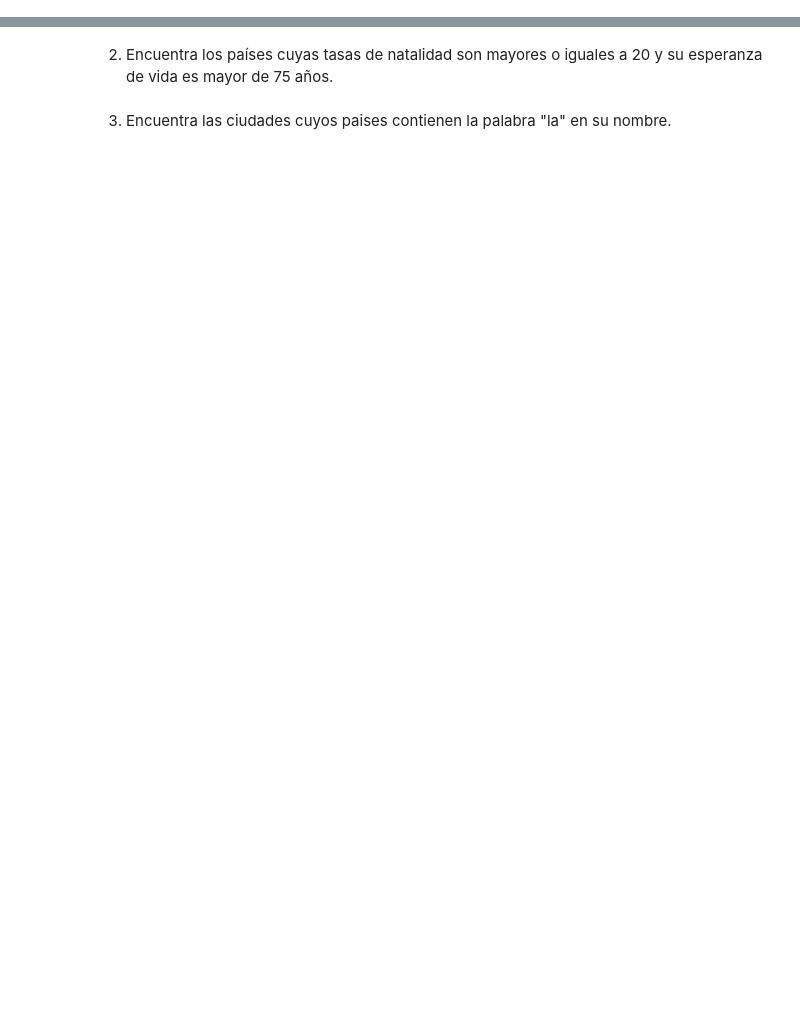
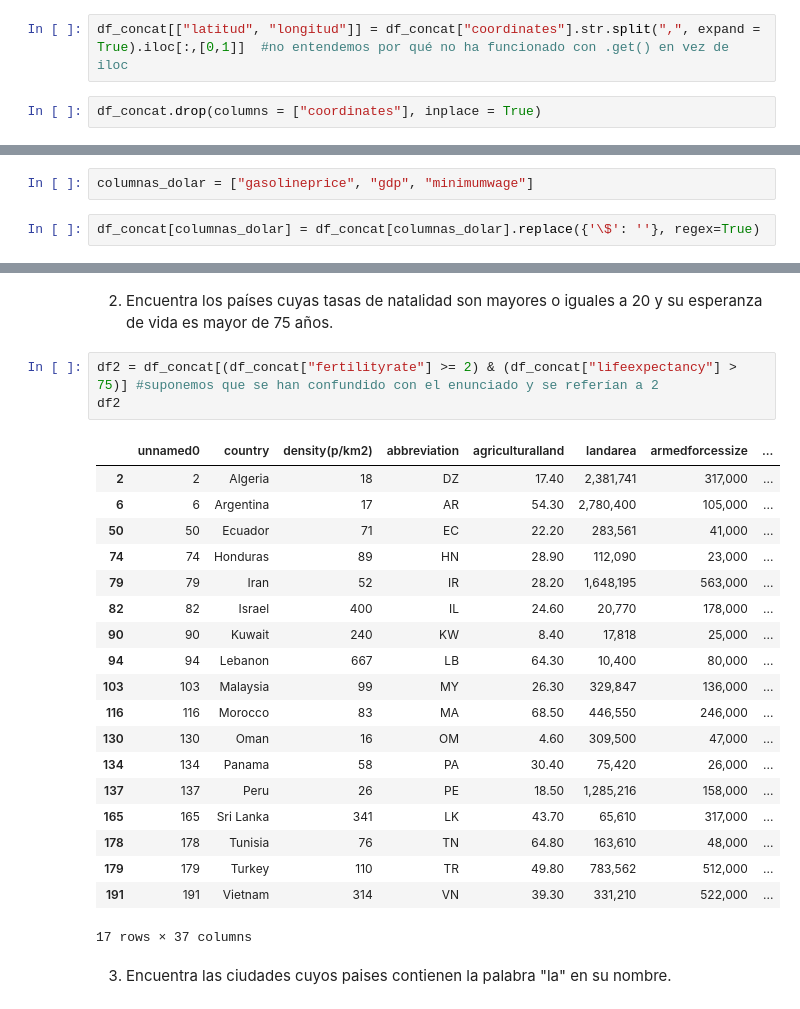
Before and after one commit to BSReguera/Pair-Programming-Modulo-3-Sprint1, a Jupyter notebook: pairprogramming-modulo3-leccion04.ipynb, the cells around one changed output, grey strips where cells are left out. Cells and saved outputs as stored; diff of their text form; blank space fills up the shorter version.

```diff
--- a/pairprogramming-modulo3-leccion04.ipynb
+++ b/pairprogramming-modulo3-leccion04.ipynb
@@ -51,0 +132,4 @@ Algunas columnas tienen ":". Eliminalos de los nombres de las columnas.
+# %%
+df_concat[["latitud", "longitud"]] = df_concat["coordinates"].str.split(",", expand = True).iloc[:,[0,1]]  #no entendemos por qué no ha funcionado con .get() en vez de iloc
+# %%
+df_concat.drop(columns = ["coordinates"], inplace = True)
@@ -51,0 +188,4 @@ Algunas columnas tienen ":". Eliminalos de los nombres de las columnas.
+# %%
+columnas_dolar = ["gasolineprice", "gdp", "minimumwage"]
+# %%
+df_concat[columnas_dolar] = df_concat[columnas_dolar].replace({'\$': ''}, regex=True)
@@ -56,4 +246,27 @@ Algunas columnas tienen ":". Eliminalos de los nombres de las columnas.
 # %% [markdown]
 2. Encuentra los países cuyas tasas de natalidad son mayores o iguales a 20 y su esperanza de vida es mayor de 75 años.
+# %%
+df2 = df_concat[(df_concat["fertilityrate"] >= 2) & (df_concat["lifeexpectancy"] > 75)] #suponemos que se han confundido con el enunciado y se referían a 2
+df2
+# %% [output]
+|  | unnamed0 | country | density(p/km2) | abbreviation | agriculturalland | landarea | armedforcessize | ... |
+| 2 | 2 | Algeria | 18 | DZ | 17.40 | 2,381,741 | 317,000 | ... |
+| 6 | 6 | Argentina | 17 | AR | 54.30 | 2,780,400 | 105,000 | ... |
+| 50 | 50 | Ecuador | 71 | EC | 22.20 | 283,561 | 41,000 | ... |
+| 74 | 74 | Honduras | 89 | HN | 28.90 | 112,090 | 23,000 | ... |
+| 79 | 79 | Iran | 52 | IR | 28.20 | 1,648,195 | 563,000 | ... |
+| 82 | 82 | Israel | 400 | IL | 24.60 | 20,770 | 178,000 | ... |
+| 90 | 90 | Kuwait | 240 | KW | 8.40 | 17,818 | 25,000 | ... |
+| 94 | 94 | Lebanon | 667 | LB | 64.30 | 10,400 | 80,000 | ... |
+| 103 | 103 | Malaysia | 99 | MY | 26.30 | 329,847 | 136,000 | ... |
+| 116 | 116 | Morocco | 83 | MA | 68.50 | 446,550 | 246,000 | ... |
+| 130 | 130 | Oman | 16 | OM | 4.60 | 309,500 | 47,000 | ... |
+| 134 | 134 | Panama | 58 | PA | 30.40 | 75,420 | 26,000 | ... |
+| 137 | 137 | Peru | 26 | PE | 18.50 | 1,285,216 | 158,000 | ... |
+| 165 | 165 | Sri Lanka | 341 | LK | 43.70 | 65,610 | 317,000 | ... |
+| 178 | 178 | Tunisia | 76 | TN | 64.80 | 163,610 | 48,000 | ... |
+| 179 | 179 | Turkey | 110 | TR | 49.80 | 783,562 | 512,000 | ... |
+| 191 | 191 | Vietnam | 314 | VN | 39.30 | 331,210 | 522,000 | ... |
+17 rows × 37 columns
 # %% [markdown]
 3. Encuentra las ciudades cuyos paises contienen la palabra "la" en su nombre.
```
Also changed, not shown: parts of 31 cells of this notebook, 1 other file.
